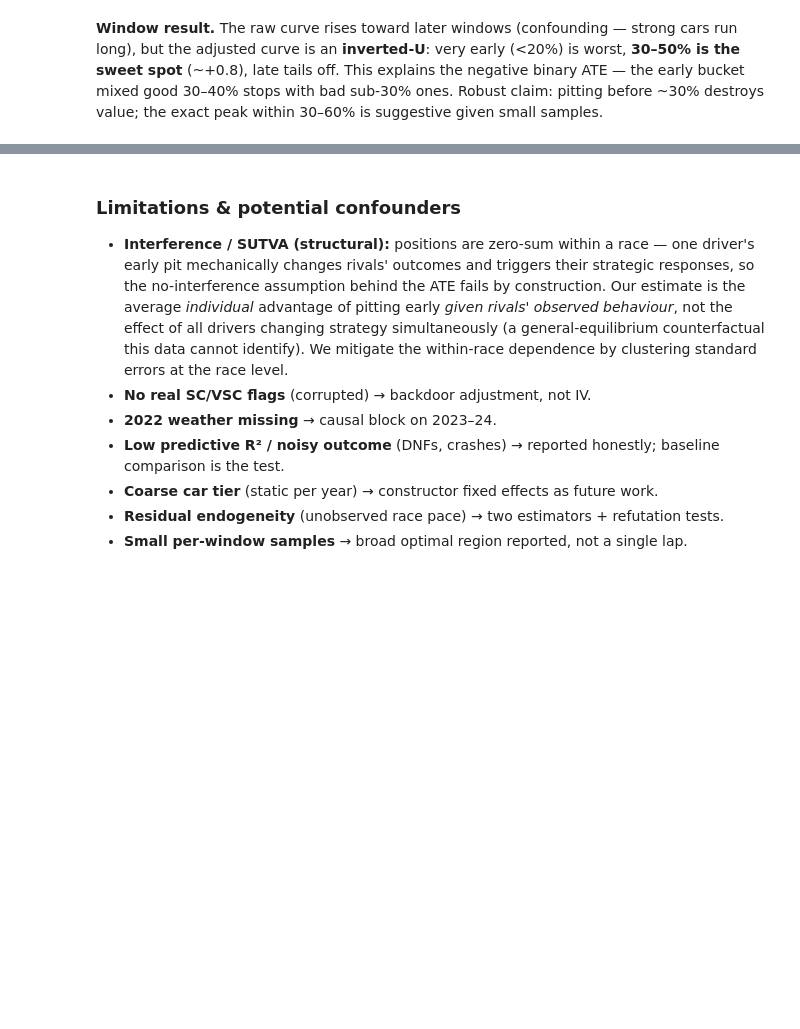
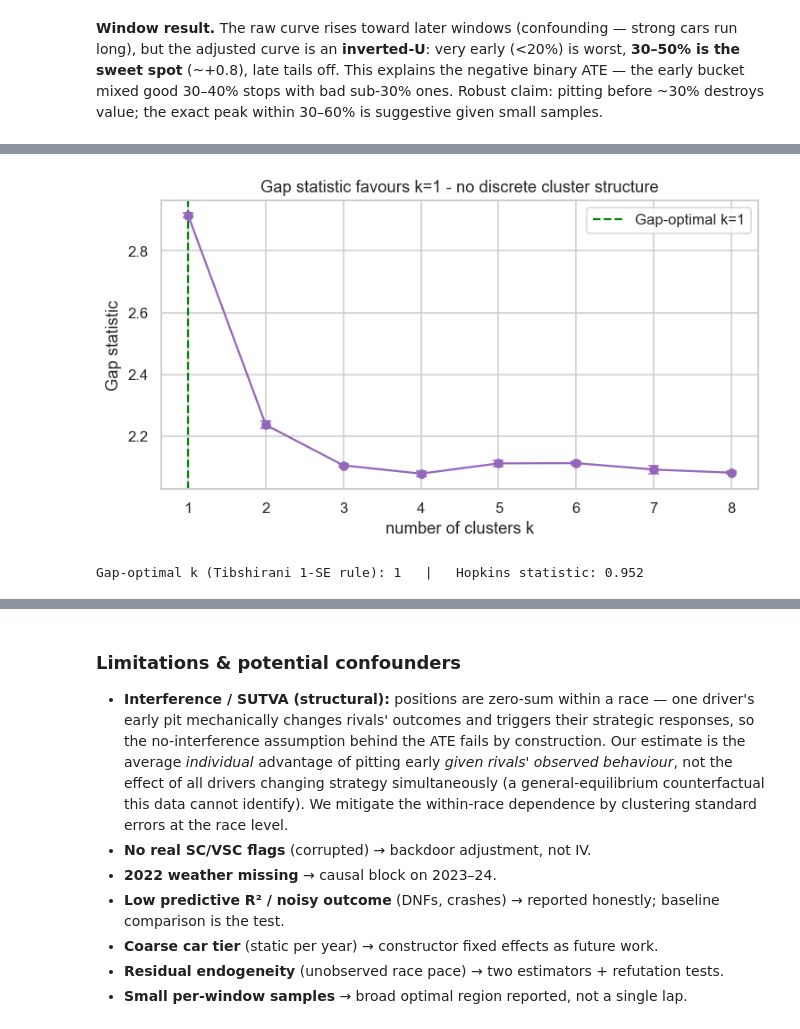
Before and after one commit to Munish0303/dai-mission-group-K, a Jupyter notebook: notebook.ipynb, the cells around one changed output, grey strips where cells are left out. Saved outputs shown, nothing was run; the diff lists cells and outputs as text; code cells hidden in the pictures; blank space fills up the shorter version.

```diff
--- a/notebook.ipynb
+++ b/notebook.ipynb
@@ -793,0 +791,31 @@ ax.set_title('Position Gain by Pit Window'); ax.legend(fontsize=8); plt.tight_la
+# %%
+# Formal cluster-validity: is there real cluster structure, or a continuum? Two standard tests.
+from sklearn.neighbors import NearestNeighbors
+_rng=np.random.default_rng(42)
+# (1) Gap statistic (Tibshirani 2001): within-cluster dispersion vs a uniform null reference.
+def _Wk(X,lab): return sum(((X[lab==c]-X[lab==c].mean(0))**2).sum() for c in np.unique(lab))
+_lo,_hi=Xs.min(0),Xs.max(0); _B=10; _gaps=[]; _sk=[]
+for k in range(1,9):
+    _w=np.log(_Wk(Xs,KMeans(k,random_state=42,n_init=10).fit(Xs).labels_))
+    _ref=[]
+    for b in range(_B):
+        _r=_rng.uniform(_lo,_hi,Xs.shape)
+        _ref.append(np.log(_Wk(_r,KMeans(k,random_state=b,n_init=5).fit(_r).labels_)))
+    _gaps.append(np.mean(_ref)-_w); _sk.append(np.std(_ref)*np.sqrt(1+1/_B))
+_gaps=np.array(_gaps); _sk=np.array(_sk)
+gap_k=next((k+1 for k in range(7) if _gaps[k]>=_gaps[k+1]-_sk[k+1]),8)
+# (2) Hopkins statistic: clustering tendency (0.5=random/uniform; ->1 = structured/non-uniform).
+_m=int(0.1*len(Xs)); _nn=NearestNeighbors(n_neighbors=2).fit(Xs)
+_wd=_nn.kneighbors(Xs[_rng.choice(len(Xs),_m,replace=False)])[0][:,1]
+_ud=_nn.kneighbors(_rng.uniform(_lo,_hi,(_m,Xs.shape[1])))[0][:,0]
+hopkins=_ud.sum()/(_ud.sum()+_wd.sum())
+fig,ax=plt.subplots(figsize=(7,4))
+ax.errorbar(range(1,9),_gaps,yerr=_sk,fmt='o-',capsize=4,color='tab:purple')
+ax.axvline(gap_k,color='green',ls='--',label=f'Gap-optimal k={gap_k}')
+ax.set_xlabel('number of clusters k'); ax.set_ylabel('Gap statistic')
+ax.set_title('Gap statistic favours k=1 - no discrete cluster structure'); ax.legend()
+plt.tight_layout(); plt.savefig('gap_validity.png',bbox_inches='tight'); plt.show()
+print(f'Gap-optimal k (Tibshirani 1-SE rule): {gap_k}   |   Hopkins statistic: {hopkins:.3f}')
+# %% [output]
+[figure, added]
+Gap-optimal k (Tibshirani 1-SE rule): 1   |   Hopkins statistic: 0.952
```
Also changed, not shown: parts of 71 cells of this notebook.
